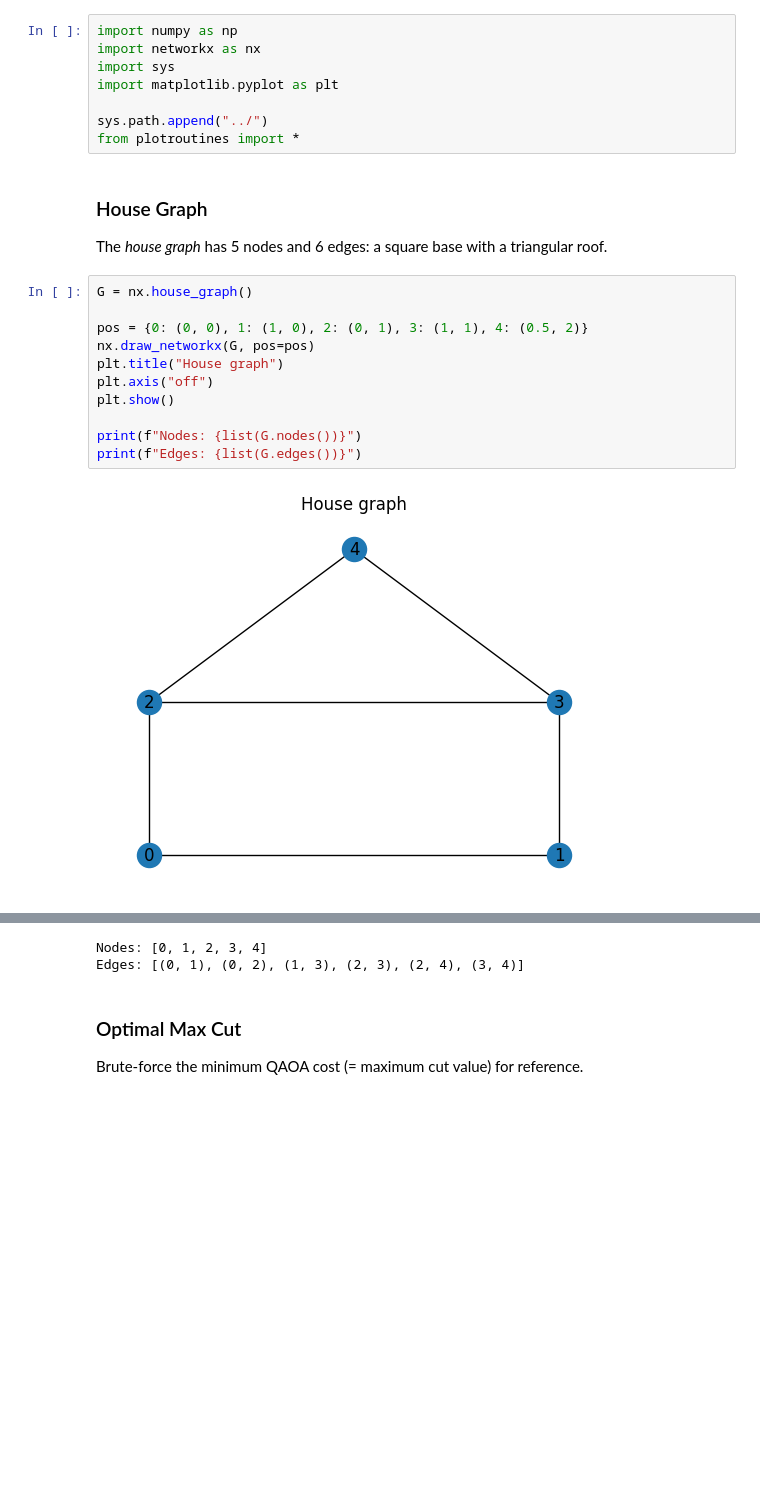
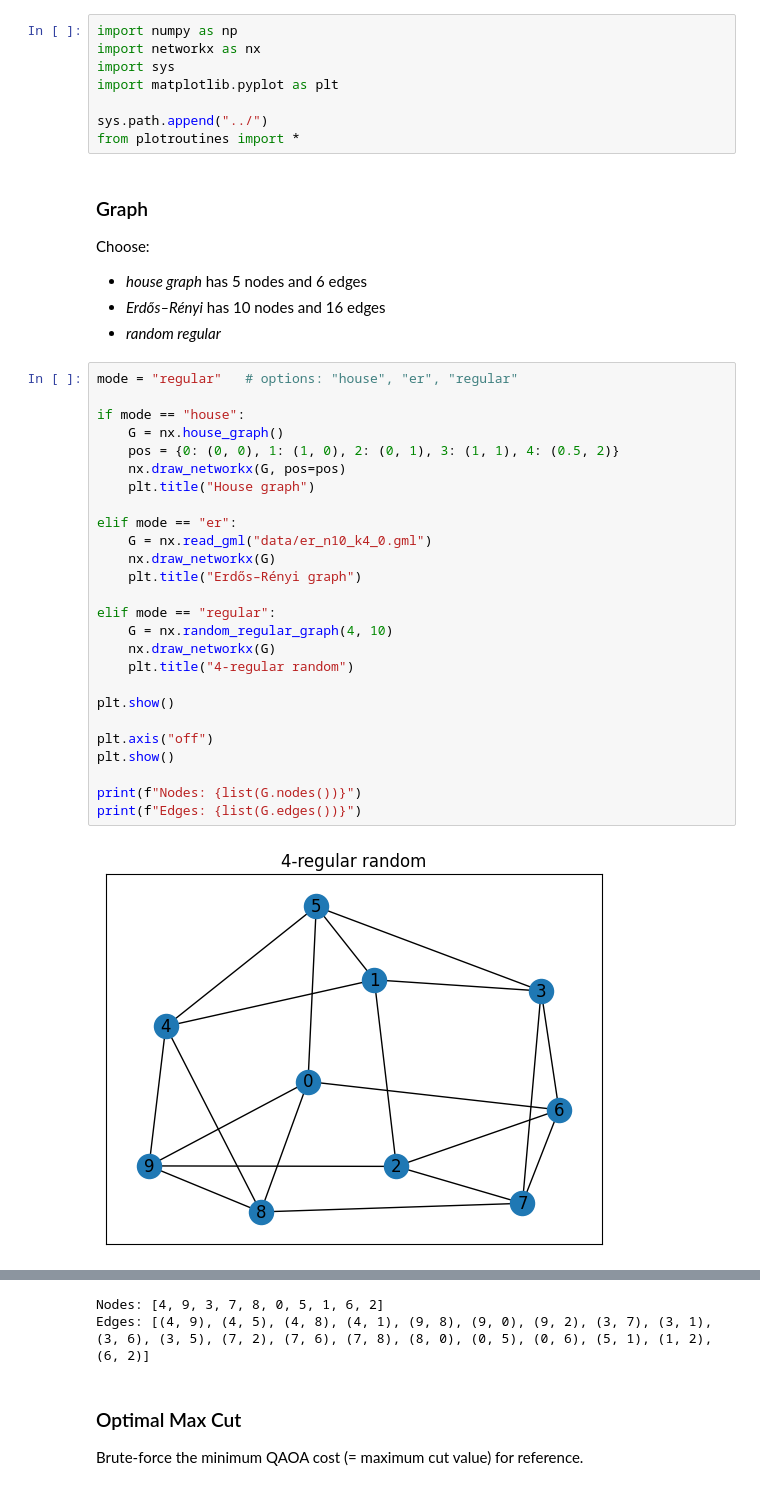
Before and after one commit to OpenQuantumComputing/QAOA, a Jupyter notebook: examples/MaxCut/MixerComparison.ipynb, the cells around one changed output, grey strips where cells are left out. Saved outputs shown, nothing was run; the diff lists cells and outputs as text; blank space fills up the shorter version.

```diff
--- a/examples/MaxCut/MixerComparison.ipynb
+++ b/examples/MaxCut/MixerComparison.ipynb
@@ -33,19 +33,37 @@ import matplotlib.pyplot as plt
 sys.path.append("../")
 from plotroutines import *
 # %% [markdown]
-### House Graph
+### Graph
 
-The *house graph* has 5 nodes and 6 edges: a square base with a triangular roof.
+Choose:
+- *house graph* has 5 nodes and 6 edges
+- *Erdős–Rényi* has 10 nodes and 16 edges
+- *random regular*
 # %%
-G = nx.house_graph()
+mode = "regular"   # options: "house", "er", "regular"
 
-pos = {0: (0, 0), 1: (1, 0), 2: (0, 1), 3: (1, 1), 4: (0.5, 2)}
-nx.draw_networkx(G, pos=pos)
-plt.title("House graph")
+if mode == "house":
+    G = nx.house_graph()
+    pos = {0: (0, 0), 1: (1, 0), 2: (0, 1), 3: (1, 1), 4: (0.5, 2)}
+    nx.draw_networkx(G, pos=pos)
+    plt.title("House graph")
+
+elif mode == "er":
+    G = nx.read_gml("data/er_n10_k4_0.gml")
+    nx.draw_networkx(G)
+    plt.title("Erdős–Rényi graph")
+
+elif mode == "regular":
+    G = nx.random_regular_graph(4, 10)
+    nx.draw_networkx(G)
+    plt.title("4-regular random")
+
+plt.show()
+
 plt.axis("off")
 plt.show()
 
 print(f"Nodes: {list(G.nodes())}")
 print(f"Edges: {list(G.edges())}")
 # %% [output]
-[figure, old version]
+[figure, new version]
@@ -52,5 +71,5 @@ print(f"Edges: {list(G.edges())}")
-Nodes: [0, 1, 2, 3, 4]
-Edges: [(0, 1), (0, 2), (1, 3), (2, 3), (2, 4), (3, 4)]
+Nodes: [4, 9, 3, 7, 8, 0, 5, 1, 6, 2]
+Edges: [(4, 9), (4, 5), (4, 8), (4, 1), (9, 8), (9, 0), (9, 2), (3, 7), (3, 1), (3, 6), (3, 5), (7, 2), (7, 6), (7, 8), (8, 0), (0, 5), (0, 6), (5, 1), (1, 2), (6, 2)]
 # %% [markdown]
 ### Optimal Max Cut
 
```
Also changed, not shown: parts of 8 cells of this notebook.
